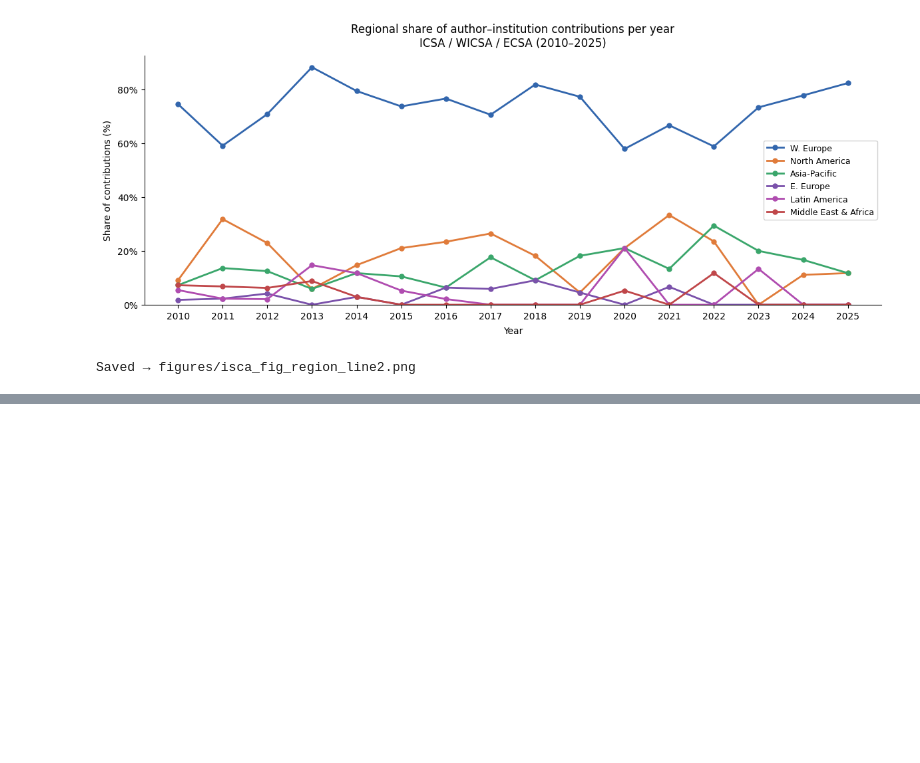
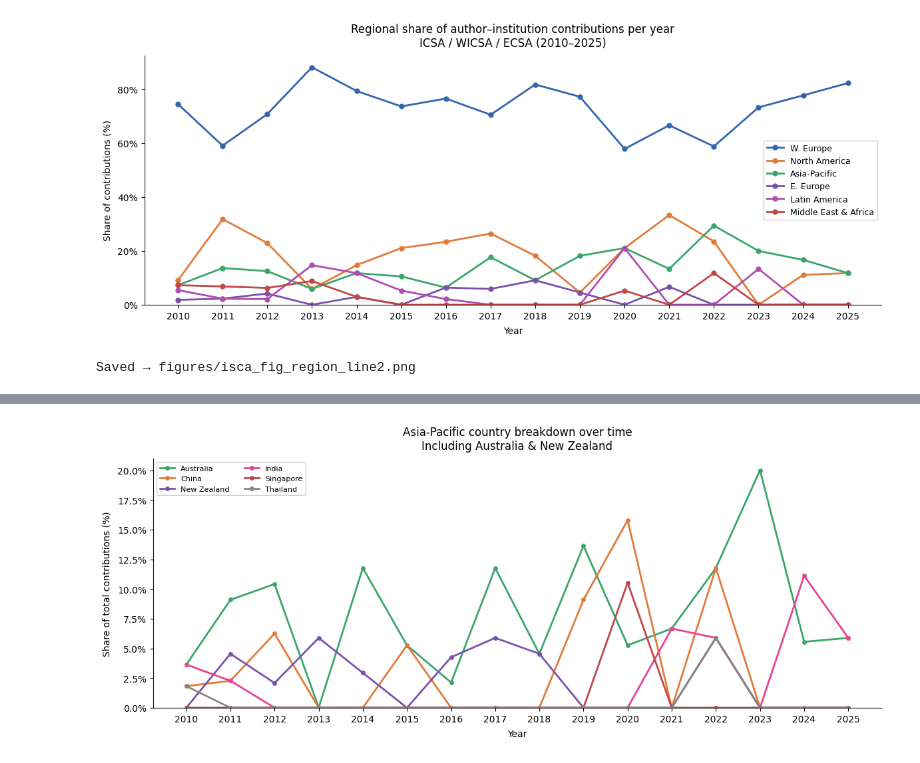
Before and after one commit to amyhoyt625/geo_data, a Jupyter notebook: src/analysis/icsa_timeseries.ipynb, the cells around one changed output, grey strips where cells are left out. Saved outputs shown, nothing was run; the diff lists cells and outputs as text; code cells hidden in the pictures; blank space fills up the shorter version.

```diff
--- a/src/analysis/icsa_timeseries.ipynb
+++ b/src/analysis/icsa_timeseries.ipynb
@@ -368,0 +477,87 @@ Saved → figures/isca_fig_region_line2.png
+# %%
+# ══════════════════════════════════════════════════════════════════════════════
+# GRAPH 3a: Asia-Pacific breakdown (including Australia & NZ)
+# GRAPH 3b: Asia only (excluding Australia & NZ)
+# ══════════════════════════════════════════════════════════════════════════════
+
+APAC_CODES = ["CN", "JP", "AU", "KR", "SG", "HK", "TW", "IN", "NZ",
+              "TH", "MY", "ID", "PK", "VN", "MO"]
+
+ASIA_ONLY_CODES = ["CN", "JP", "KR", "SG", "HK", "TW", "IN",
+                   "TH", "MY", "ID", "PK", "VN", "MO"]
+
+APAC_NAMES = {
+    "CN": "China", "JP": "Japan", "AU": "Australia", "KR": "South Korea",
+    "SG": "Singapore", "HK": "Hong Kong", "TW": "Taiwan", "IN": "India",
+    "NZ": "New Zealand", "TH": "Thailand", "MY": "Malaysia",
+    "ID": "Indonesia", "PK": "Pakistan", "VN": "Vietnam", "MO": "Macao"
+}
+
+# distinct colors for each country
+COUNTRY_COLORS = {
+    "CN": "#e07b3a",   # orange — China will likely dominate
+    "JP": "#3266ad",   # blue
+    "AU": "#3aa66b",   # green
+    "KR": "#b04db0",   # purple
+    "SG": "#c0474a",   # red
+    "HK": "#c0a030",   # gold
+    "TW": "#5588cc",   # light blue
+    "IN": "#e84393",   # pink
+    "NZ": "#7b52ab",   # violet
+    "TH": "#888780",   # grey
+    "MY": "#00838f",   # teal
+    "ID": "#a05000",   # brown
+    "PK": "#4caf50",   # lime
+    "VN": "#ff5722",   # deep orange
+    "MO": "#607d8b",   # blue grey
+}
+
+year_totals = df.drop_duplicates(subset=["doi", "year"]).groupby("year")["doi"].nunique()
+
+def plot_apac_breakdown(country_codes, title_suffix, filename):
+    df_sub = (
+        df[df["country_code"].isin(country_codes)]
+        .drop_duplicates(subset=["doi", "country_code"])
+    )
+    apac_year_country = (
+        df_sub.groupby(["year", "country_code"])["doi"]
+        .nunique()
+        .unstack(fill_value=0)
+    )
+    col_order = apac_year_country.sum().sort_values(ascending=False).index.tolist()
+    apac_pct = apac_year_country[col_order].div(year_totals, axis=0) * 100
+
+    fig, ax = plt.subplots(figsize=(12, 5))
+    for cc in col_order:
+        if apac_pct[cc].max() < 0.5:
+            continue
+        ax.plot(apac_pct.index, apac_pct[cc], "o-",
+                color=COUNTRY_COLORS.get(cc, "#333333"),
+                lw=2, ms=4, label=APAC_NAMES.get(cc, cc))
+
+    ax.set_xlabel("Year", labelpad=6)
+    ax.set_ylabel("Share of total contributions (%)", labelpad=6)
+    ax.yaxis.set_major_formatter(mtick.PercentFormatter())
+    ax.set_xticks(sorted(df["year"].unique()))
+    ax.set_ylim(bottom=0)
+    ax.spines[["top", "right"]].set_visible(False)
+    ax.legend(loc="upper left", fontsize=8, framealpha=0.9, ncol=2)
+    ax.set_title(f"Asia-Pacific country breakdown over time\n{title_suffix}", pad=10)
+    plt.tight_layout()
+    plt.savefig(OUTPUT_DIR / filename, dpi=150, bbox_inches="tight")
+    plt.show()
+    print(f"Saved → {filename}")
+
+plot_apac_breakdown(
+    APAC_CODES,
+    "Including Australia & New Zealand",
+    "icsa_fig_apac_breakdown_full.png"
+)
+
+plot_apac_breakdown(
+    ASIA_ONLY_CODES,
+    "Asia only (excluding Australia & New Zealand)",
+    "icsa_fig_apac_breakdown_asia_only.png"
+)
+# %% [output]
+[figure, added]
```
Also changed, not shown: parts of 6 cells of this notebook, 14 other files.
